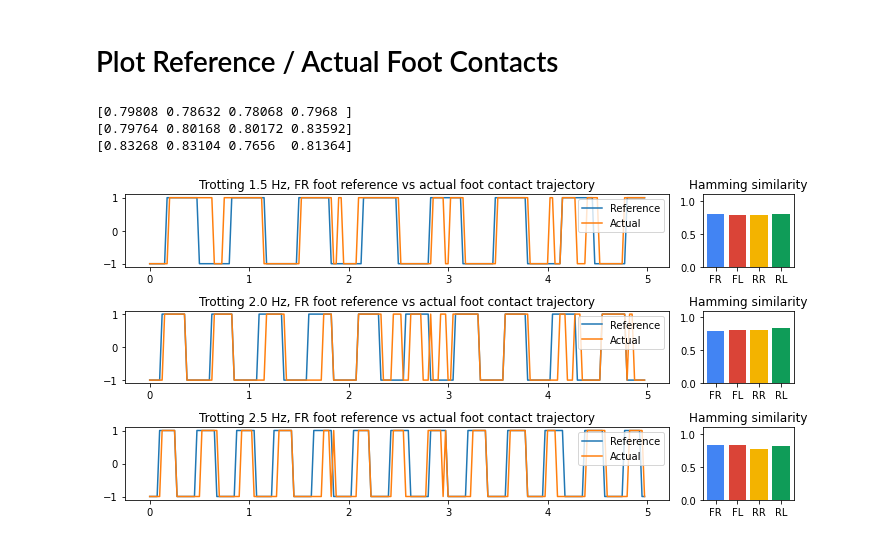
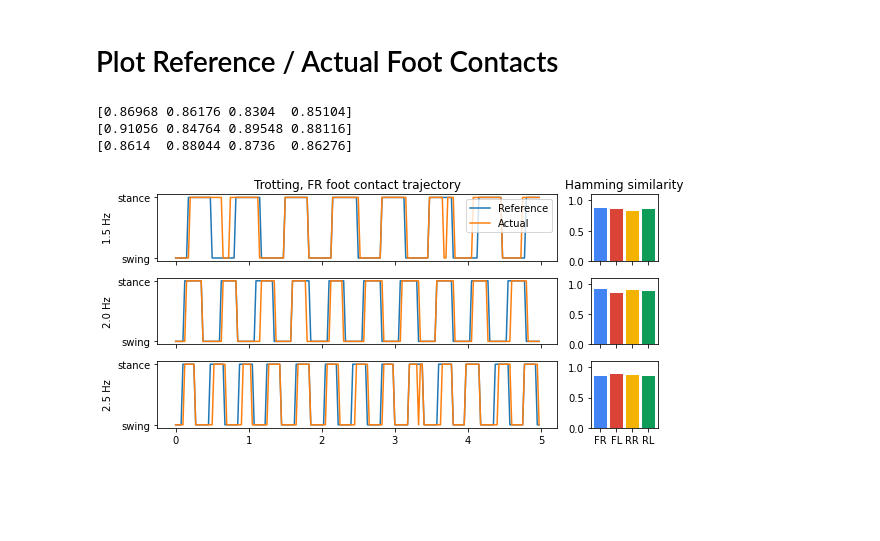
Before and after one commit to mcx-lab/rl-baselines3-zoo, a Jupyter notebook: notebooks/plot_ref_act_foot_contact.ipynb, the cells around one changed output. Drawn from its saved outputs; the diff is of its cells as text; code cells hidden in the pictures; blank space fills up the shorter version.

Commit message:
Update notebook to plot foot contact trajectory

```diff
--- a/notebooks/plot_ref_act_foot_contact.ipynb
+++ b/notebooks/plot_ref_act_foot_contact.ipynb
@@ -59,9 +59,9 @@ model_dir = project_dir / 'logs' / 'ppo' / 'A1GymEnv-v0_44'
 foot_names = ['FR', 'FL', 'RR', 'RL']
 
 stats_dirs = [
-    model_dir / 'trot-1.5Hz-0.6mps-platform',
-    model_dir / 'trot-2.0Hz-0.6mps-platform',
-    model_dir / 'trot-2.5Hz-0.6mps-platform',
+    model_dir / 'trot-1.5Hz-0.6mps-flat',
+    model_dir / 'trot-2.0Hz-0.6mps-flat',
+    model_dir / 'trot-2.5Hz-0.6mps-flat',
 ]
 
 statss = [load_robot_states(sd) for sd in stats_dirs]
@@ -105,40 +105,44 @@ def calc_hamming_sim(stats, stats_dir):
     diff = np.abs(ref_foot_contacts - act_foot_contacts) / 2
     hamming_dist = np.mean(diff, axis=0)
     hamming_sim = 1 - hamming_dist
     return hamming_sim
 
 def plot_foot_contact_sequence(ax, stats, stats_dir, foot_index = 0, prefix=""):
     import matplotlib.pyplot as plt
 
     time = stats['time']
     ref_foot_contacts = stats['ref_foot_contacts']
     act_foot_contacts = stats['act_foot_contacts']
     act_foot_contacts = 2 * (act_foot_contacts > 0) - 1
 
     # fig.suptitle(stats_dir.name)
 
     hamming_sim = calc_hamming_sim(stats, stats_dir)
     print(hamming_sim)
 
-    ax[0].set_title(f"{prefix}, {foot_names[foot_index]} foot reference vs actual foot contact trajectory")
+    ax[0].set_ylabel(f"{prefix}")
     ax[0].plot(time[:NUM_TIMESTEPS], ref_foot_contacts[:NUM_TIMESTEPS, foot_index], label = 'Reference')
     ax[0].plot(time[:NUM_TIMESTEPS], act_foot_contacts[:NUM_TIMESTEPS, foot_index], label = 'Actual')
-    ax[0].legend()
-    fig.tight_layout()
+    ax[0].set_yticks([-1,1])
+    ax[0].set_yticklabels(['swing', 'stance'])
 
     # Plot hamming similarity
-    ax[1].set_title("Hamming similarity")
     ax[1].set_ylim(0.0, 1.1)
     ax[1].set_xticks([0,1,2,3])
     ax[1].set_xticklabels(foot_names)
     ax[1].bar([0,1,2,3], hamming_sim, color = foot_colors)
 
-fig, ax = plt.subplots(3, 2, figsize=(10,5), gridspec_kw={'width_ratios':(6,1)})
-prefixes = ('Trotting 1.5 Hz', 'Trotting 2.0 Hz', 'Trotting 2.5 Hz', )
+fig, ax = plt.subplots(3, 2, figsize=(8,4), gridspec_kw={'width_ratios':(6,1)}, sharex='col')
+ax[0,0].set_title("Trotting, FR foot contact trajectory")
+ax[0,1].set_title("Hamming similarity")
+prefixes = ('1.5 Hz', '2.0 Hz', '2.5 Hz', )
 for i, (stats, stats_dir) in enumerate(zip(statss, stats_dirs)):
     plot_foot_contact_sequence(ax[i], stats, stats_dir, prefix=prefixes[i])
+ax[0,0].legend()
+fig.tight_layout()
+fig.savefig("ref_act_foot_contact.pdf", format="pdf", bbox_inches="tight")
 # %% [output]
-[0.79808 0.78632 0.78068 0.7968 ]
-[0.79764 0.80168 0.80172 0.83592]
-[0.83268 0.83104 0.7656  0.81364]
+[0.86968 0.86176 0.8304  0.85104]
+[0.91056 0.84764 0.89548 0.88116]
+[0.8614  0.88044 0.8736  0.86276]
-[figure, old version]
+[figure, new version]
```
